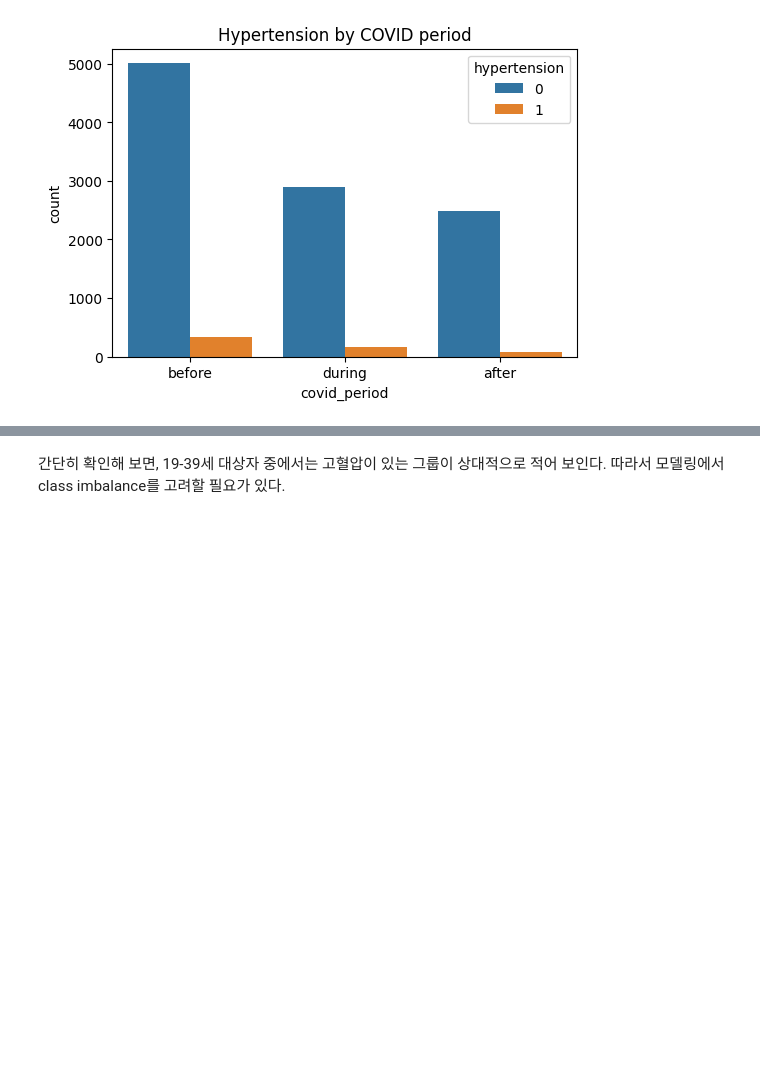
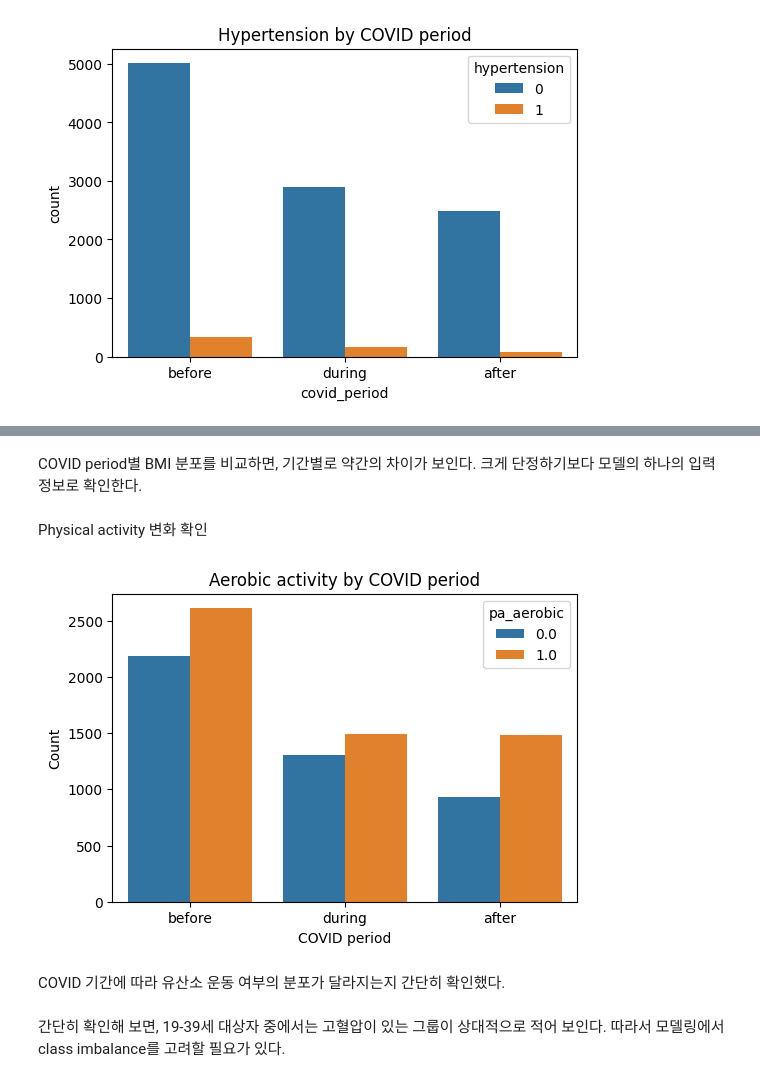
Before and after one commit to thanhdvu/cardiovascular-risk-khanes, a Jupyter notebook: 02_data_cleaning_eda.ipynb, the cells around one changed output, grey strips where cells are left out. Cells and saved outputs as stored; diff of their text form; code cells hidden in the pictures; blank space fills up the shorter version.

```diff
--- a/02_data_cleaning_eda.ipynb
+++ b/02_data_cleaning_eda.ipynb
@@ -231,3 +262,18 @@ plt.show()
+# %% [markdown]
+COVID period별 BMI 분포를 비교하면, 기간별로 약간의 차이가 보인다. 크게 단정하기보다 모델의 하나의 입력 정보로 확인한다.
+# %% [markdown]
+Physical activity 변화 확인
+# %%
+plt.figure(figsize=(6, 4))
+sns.countplot(data=df_young, x='covid_period', hue='pa_aerobic', order=['before', 'during', 'after'])
+plt.title('Aerobic activity by COVID period')
+plt.xlabel('COVID period')
+plt.ylabel('Count')
+plt.show()
+# %% [output]
+[figure, added]
+# %% [markdown]
+COVID 기간에 따라 유산소 운동 여부의 분포가 달라지는지 간단히 확인했다.
 # %% [markdown]
 간단히 확인해 보면, 19-39세 대상자 중에서는 고혈압이 있는 그룹이 상대적으로 적어 보인다. 따라서 모델링에서 class imbalance를 고려할 필요가 있다.
 # %% [markdown]
```
Also changed, not shown: parts of 11 cells of this notebook, 3 other files.
